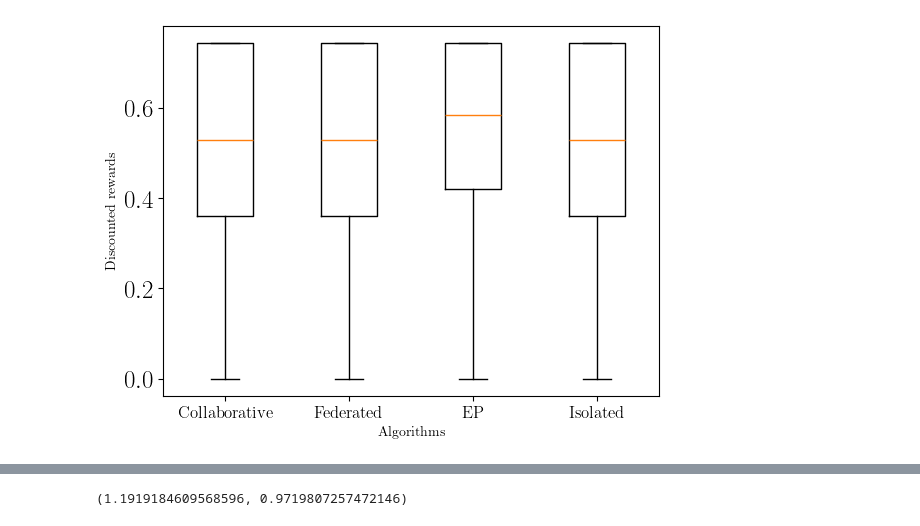
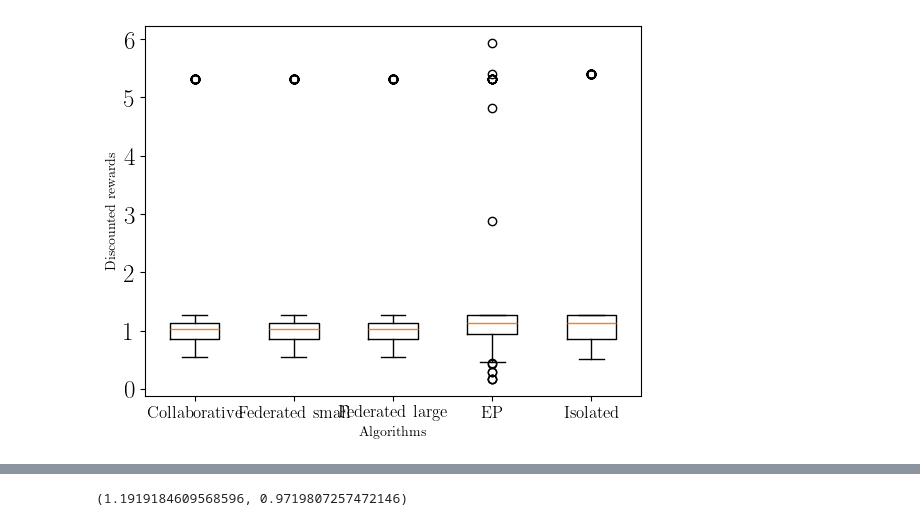
Before and after one commit to pmano-uw/federated_CBM, a Jupyter notebook: linear_num_exp_policy/Plot.ipynb, the cells around one changed output, grey strips where cells are left out. Drawn from its saved outputs; the diff is of its cells as text; code cells hidden in the pictures.

```diff
--- a/linear_num_exp_policy/Plot.ipynb
+++ b/linear_num_exp_policy/Plot.ipynb
@@ -55,21 +56,20 @@ def calc_cost(dir):
 # %%
-collab_file_name = "experiment_results/100_1_8_0_nasa1_collaborative_2025-03-12-02-13-57/result.json"
-iso_file_name = "experiment_results/100_1_8_0_nasa1_isolated_2025-03-12-03-38-23/result.json"
-ep_file_name = "experiment_results/100_1_8_0_nasa1_EP_2025-03-12-12-35-26/result.json"
-collab_lap_1_file_name = "experiment_results/100_1_8_1.0_nasa1_collaborative_2025-03-11-21-33-34/result.json"
-collab_lap_2_file_name = "experiment_results/100_1_8_3.0_nasa1_collaborative_2025-03-11-23-54-12/result.json"
+folder_name = "run_2026-03-22-20-19-15"
+collab_file_name = f"experiment_results/{folder_name}/50_2_15_0_nasa1_collaborative_/result.json"
+iso_file_name = f"experiment_results/{folder_name}/50_2_15_0_nasa1_isolated_/result.json"
+ep_file_name = f"experiment_results/{folder_name}/50_2_15_0_nasa1_EP_/result.json"
+collab_lap_1_file_name = f"experiment_results/{folder_name}/50_2_15_1.0_nasa1_collaborative_/result.json"
+collab_lap_2_file_name = f"experiment_results/{folder_name}/50_2_15_3.0_nasa1_collaborative_/result.json"
 
-collab_cost = calc_cost(collab_file_name)
-iso_cost = calc_cost(iso_file_name)
-ep_cost = calc_cost(ep_file_name)
-collab_1_cost = calc_cost(collab_lap_1_file_name)
-collab_2_cost = calc_cost(collab_lap_2_file_name)
+collab_cost, collab_cost_total = calc_cost(collab_file_name)
+iso_cost, iso_cost_total = calc_cost(iso_file_name)
+ep_cost, ep_cost_total = calc_cost(ep_file_name)
+collab_1_cost, collab_1_cost_total = calc_cost(collab_lap_1_file_name)
+collab_2_cost, collab_2_cost_total = calc_cost(collab_lap_2_file_name)
 # %%
-sim_accu = [collab_cost[collab_cost < 4], collab_2_cost[collab_2_cost < 4]
-            , ep_cost[ep_cost < 4], iso_cost[iso_cost < 4]]
-# sim_accu = [collab_cost, collab_1_cost, ep_cost, iso_cost]
-# sim_accu_total = [collab_cost_total, collab_1_cost_total, collab_2_cost_total, ep_cost_total, iso_cost_total]
-df_data = pd.DataFrame(columns=['collab', 'collab_1', 'collab_2' 'EP', 'isolated'])
+sim_accu = [collab_cost, collab_1_cost, collab_2_cost, ep_cost , iso_cost]
+sim_accu_total = [collab_cost_total, collab_1_cost_total, collab_2_cost_total, ep_cost_total, iso_cost_total]
+df_data = pd.DataFrame(columns=['collab', 'collab_1', 'collab_2', 'EP', 'isolated'])
 df_data['collab'] = collab_cost
 df_data['collab_1'] = collab_1_cost
 df_data['collab_2'] = collab_2_cost
@@ -129,14 +78,14 @@ s['hist_cost']
 # %%
 fig, ax = plt.subplots()
-ax.boxplot(sim_accu, labels=['Collaborative', 'Federated', 'EP', 'Isolated'])
+ax.boxplot(sim_accu, labels=['Collaborative', 'Federated small', 'Federated large', 'EP', 'Isolated'])
 ax.set_xlabel("Algorithms")
 ax.set_ylabel("Discounted rewards")
 
 # plt.title("Discounted rewards")
 fig.savefig('nasa_boxplot.png')
 plt.show()
 # %% [output]
-[figure, old version]
+[figure, new version]
 # %%
 df_data.describe()
 # %% [output]
```
Also changed, not shown: parts of 8 cells of this notebook, 6 other files.
